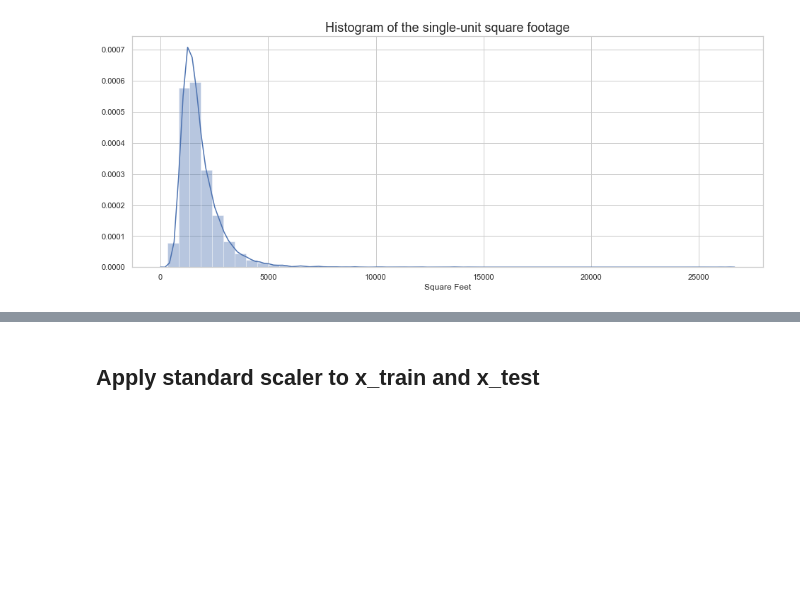
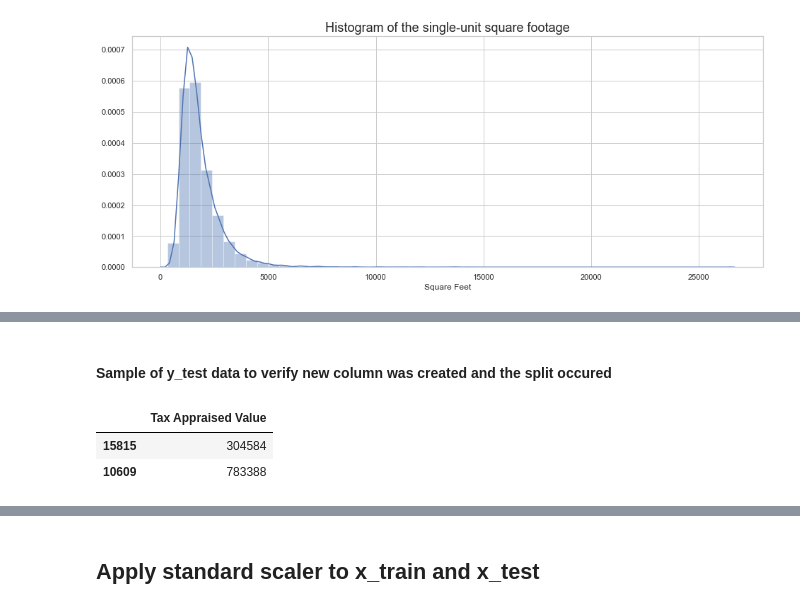
Before and after one commit to soslin/zillow-project, a Jupyter notebook: zillow_project.ipynb, the cells around one changed output, grey strips where cells are left out. Cells and saved outputs as stored; diff of their text form; code cells hidden in the pictures; blank space fills up the shorter version.

```diff
--- a/zillow_project.ipynb
+++ b/zillow_project.ipynb
@@ -192,0 +181,8 @@ y_test.sample(4)
+# %% [markdown]
+#### Sample of y_test data to verify new column was created and the split occured
+# %%
+y_train.sample(2)
+# %% [output]
+|  | Tax Appraised Value |
+| 15815 | 304584 |
+| 10609 | 783388 |
```
Also changed, not shown: parts of 22 cells of this notebook.
